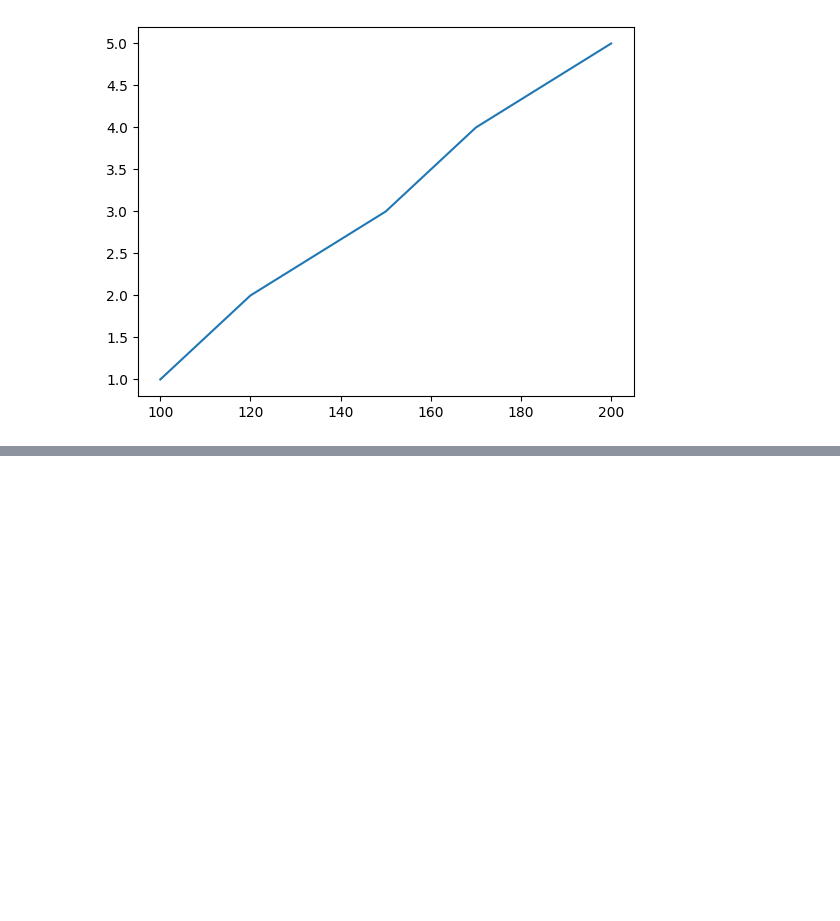
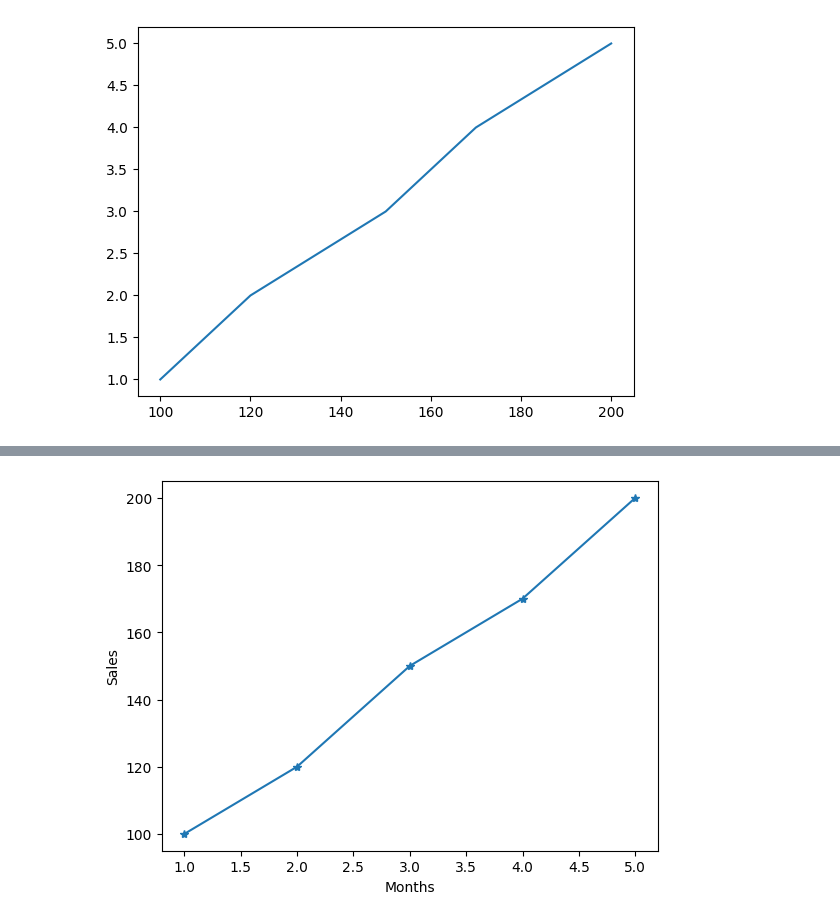
Before and after one commit to ftmshifa777/Matplotlib-Visualization, a Jupyter notebook: Matplotlib.ipynb, the cells around one changed output, grey strips where cells are left out. Cells and saved outputs as stored; diff of their text form; code cells hidden in the pictures; blank space fills up the shorter version.

```diff
--- a/Matplotlib.ipynb
+++ b/Matplotlib.ipynb
@@ -33,0 +44,7 @@ plt.plot(sales,months)
+# %%
+plt.xlabel("Months")
+plt.ylabel("Sales")
+plt.plot(months,sales,marker="*")
+plt.show()
+# %% [output]
+[figure, added]
```
Also changed, not shown: parts of 5 cells of this notebook.
